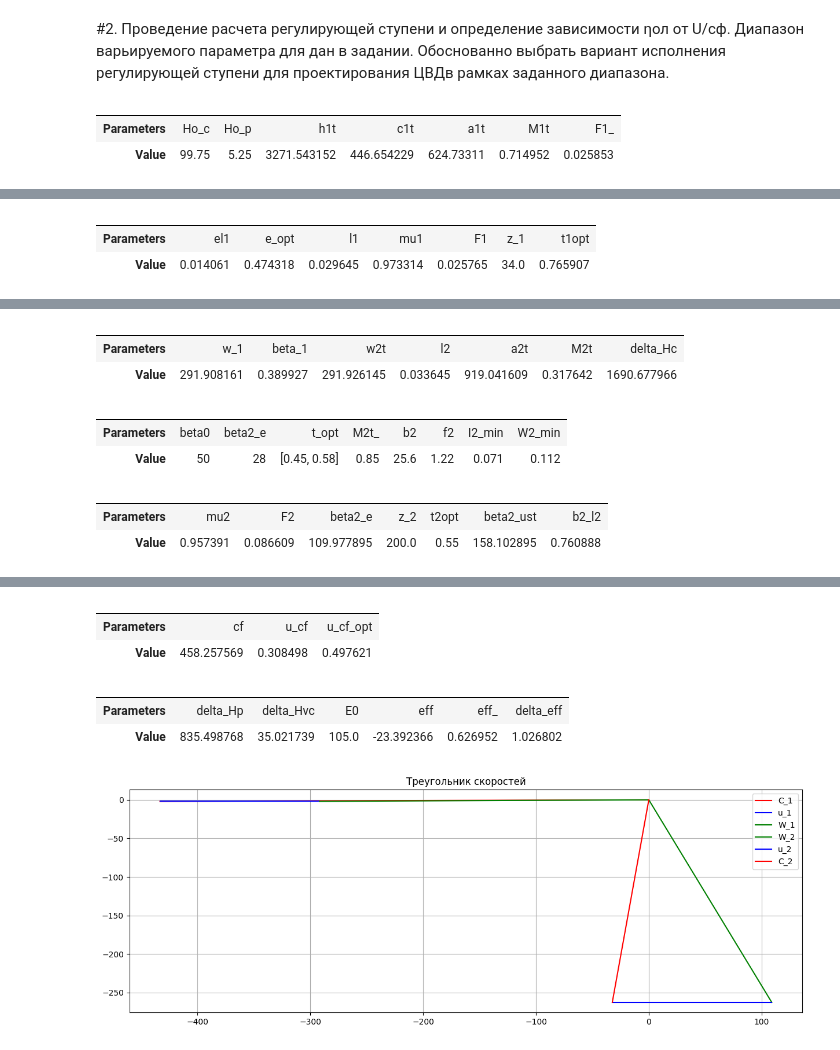
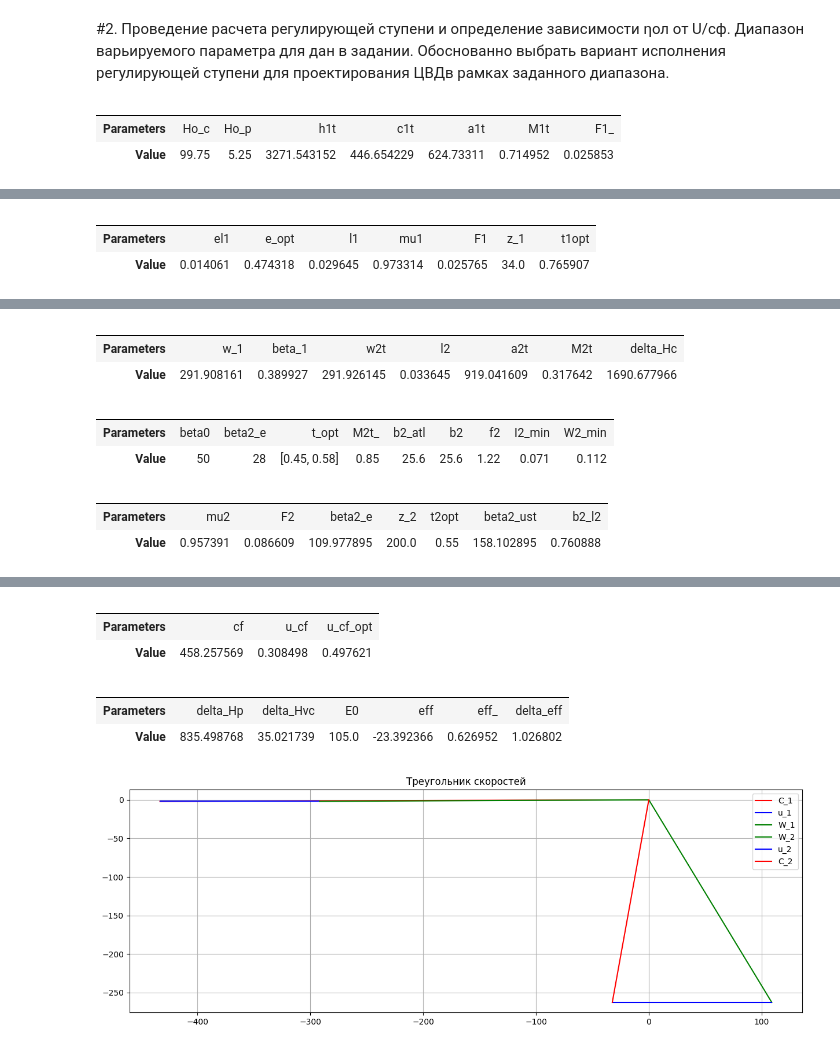
Before and after one commit to AndreyBarTF/turbines_autumn_2022-Homework, a Jupyter notebook: Пункт_1_2.ipynb, the cells around one changed output, grey strips where cells are left out. Saved outputs shown, nothing was run; the diff lists cells and outputs as text; code cells hidden in the pictures.

```diff
--- a/Пункт_1_2.ipynb
+++ b/Пункт_1_2.ipynb
@@ -320,16 +320,17 @@ def selection_of_the_working_grid_profile():
   beta2_e = 28 #25-32
   t_opt = [0.45,0.58]
   M2t_ = 0.85
+  b2_atl = 25.6 #спросить как узнать реальный?
   b2 = 25.6
   f2 = 1.22
   I2_min = 0.071
   W2_min = 0.112
-  return beta0, beta2_e, t_opt, M2t_, b2, f2, I2_min, W2_min
+  return beta0, beta2_e, t_opt, M2t_, b2_atl, b2, f2, I2_min, W2_min
 
-def data_output5(beta0, beta2_e, t_opt, M2t_, b2, f2, I2_min, W2_min):
+def data_output5(beta0, beta2_e, t_opt, M2t_, b2_atl, b2, f2, I2_min, W2_min):
   d = {
-     'Parameters': ["beta0", "beta2_e", "t_opt", "M2t_", "b2", "f2", "I2_min", "W2_min"],
-    'Value': [beta0, beta2_e, t_opt, M2t_, b2, f2, I2_min, W2_min]
+     'Parameters': ["beta0", "beta2_e", "t_opt", "M2t_", "b2_atl", "b2", "f2", "I2_min", "W2_min"],
+    'Value': [beta0, beta2_e, t_opt, M2t_, b2_atl, b2, f2, I2_min, W2_min]
   }
   df = pd.DataFrame(data=d)
   blankIndex=[''] * len(df)
@@ -338,7 +339,7 @@ def data_output5(beta0, beta2_e, t_opt, M2t_, b2, f2, I2_min, W2_min):
   print()
 
 data_output5(*selection_of_the_working_grid_profile())
-beta0, beta2_e, t_opt, M2t_, b2, f2, I2_min, W2_min = selection_of_the_working_grid_profile()
+beta0, beta2_e, t_opt, M2t_, b2_atl, b2, f2, I2_min, W2_min = selection_of_the_working_grid_profile()
 #уточнение параметров рабочей решетки Р-46-29А
 def specification_of_working_grid_parameters(b2, G_0, point_2_t, w2t, avg_diameter):
   mu2 = 0.965 - 0.01 * (b2 * 10 ** -3 / l2)
@@ -454,36 +455,36 @@ def calculation_of_relative_blade_efficiency(w2t, psi, c_2, delta_Hc, alpha_1, a
 def data_output8(delta_Hp, delta_Hvc, E0, eff, eff_, delta_eff):
   d = {
      'Parameters': ["delta_Hp", "delta_Hvc", "E0", "eff", "eff_", "delta_eff"],
     'Value': [delta_Hp, delta_Hvc, E0, eff, eff_, delta_eff]
   }
   df = pd.DataFrame(data=d)
   blankIndex=[''] * len(df)
   df.index=blankIndex
   display(df.transpose())
   print()
 
 data_output8(*calculation_of_relative_blade_efficiency(w2t, psi, c_2, delta_Hc, alpha_1, alpha_2))
 delta_Hp, delta_Hvc, E0, eff, eff_, delta_eff = calculation_of_relative_blade_efficiency(w2t, psi, c_2, delta_Hc, alpha_1, alpha_2)
 # %% [output]
 |  |  |  |  |  |  |  |  |
 | Parameters | Ho_c | Ho_p | h1t | c1t | a1t | M1t | F1_ |
 | Value | 99.75 | 5.25 | 3271.543152 | 446.654229 | 624.73311 | 0.714952 | 0.025853 |
 |  |  |  |  |  |  |  |  |  |
 | Name | Угол выхода потока из решётки | Угол входа в решётку | Оптимальный шаг решётки | Максимальное допустимое число Маха | Хорда сопловой решётки | Площадь поперечного сечения сопло... | Момент инерции сопловой решётки | Момент сопротивления сопловой реш... |
 | Parameters | alpha1_e | alpha0 | t_opt | M1t_ | b1 | f1 | I1_min | W1_min |
 | Value | 15 | 90 | [0.7, 0.85] | 0.85 | 51.5 | 3.3 | 0.36 | 0.45 |
 |  |  |  |  |  |  |  |  |
 | Parameters | el1 | e_opt | l1 | mu1 | F1 | z_1 | t1opt |
 | Value | 0.014061 | 0.474318 | 0.029645 | 0.973314 | 0.025765 | 34.0 | 0.765907 |
 |  |  |  |  |  |  |  |  |  |  |  |
 | Parameters | alpha_ust | b1_l1 | ksi_noz | ksi_sum | ksi_end_noz | fi | fi_ | delta_fi | c_1 | alpha_1 |
 | Value | 37.845489 | 1.737231 | 0.0198 | 0.059 | 0.0392 | 0.970052 | 0.966102 | 0.004071 | 433.277625 | 0.262701 |
 |  |  |  |  |  |  |  |  |
 | Parameters | w_1 | beta_1 | w2t | l2 | a2t | M2t | delta_Hc |
 | Value | 291.908161 | 0.389927 | 291.926145 | 0.033645 | 919.041609 | 0.317642 | 1690.677966 |
-|  |  |  |  |  |  |  |  |  |
-| Parameters | beta0 | beta2_e | t_opt | M2t_ | b2 | f2 | I2_min | W2_min |
-| Value | 50 | 28 | [0.45, 0.58] | 0.85 | 25.6 | 1.22 | 0.071 | 0.112 |
+|  |  |  |  |  |  |  |  |  |  |
+| Parameters | beta0 | beta2_e | t_opt | M2t_ | b2_atl | b2 | f2 | I2_min | W2_min |
+| Value | 50 | 28 | [0.45, 0.58] | 0.85 | 25.6 | 25.6 | 1.22 | 0.071 | 0.112 |
 |  |  |  |  |  |  |  |  |
 | Parameters | mu2 | F2 | beta2_e | z_2 | t2opt | beta2_ust | b2_l2 |
 | Value | 0.957391 | 0.086609 | 109.977895 | 200.0 | 0.55 | 158.102895 | 0.760888 |
```
Also changed, not shown: parts of 4 cells of this notebook.
